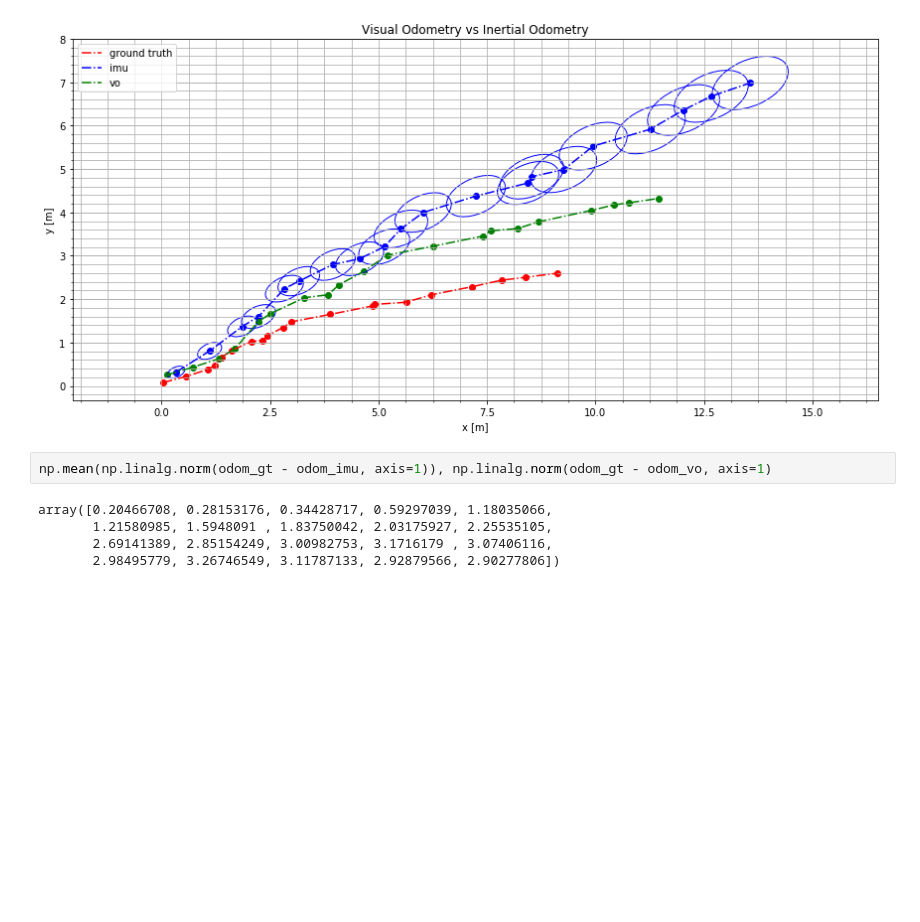
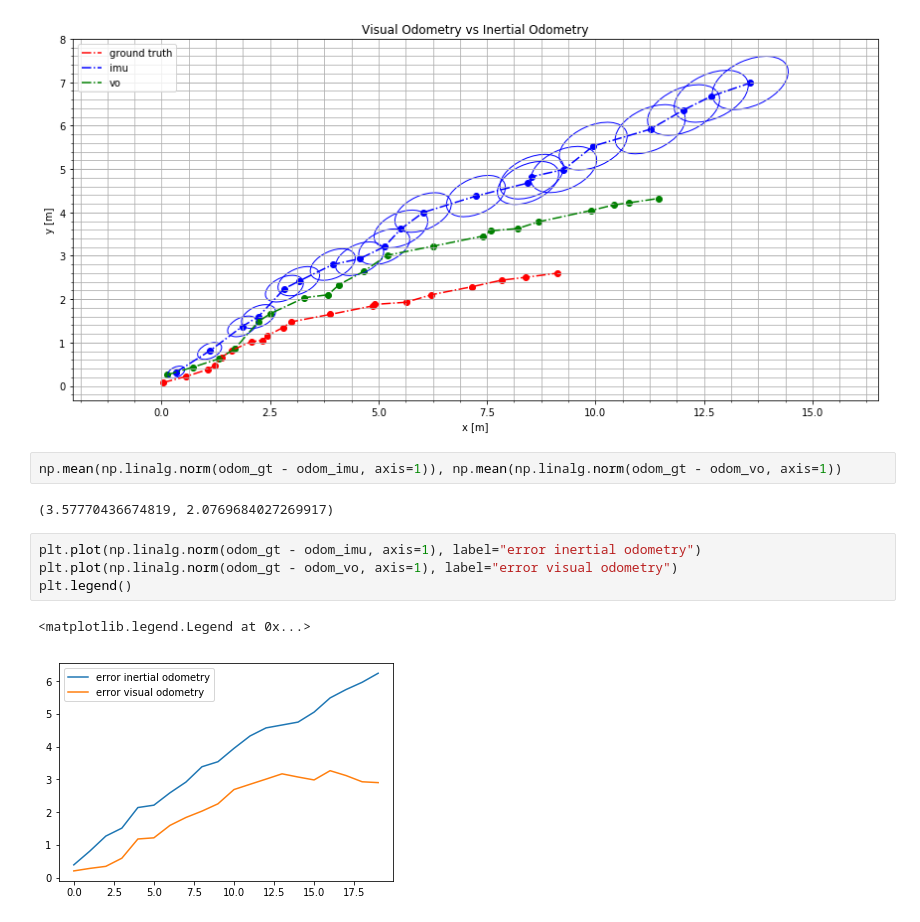
Before and after one commit to eroniki/scale_estimation, a Jupyter notebook: scale_estimation.ipynb, the cells around one changed output. Cells and saved outputs as stored; diff of their text form; blank space fills up the shorter version.

Commit message:
plot errors

```diff
--- a/scale_estimation.ipynb
+++ b/scale_estimation.ipynb
@@ -178,9 +171,13 @@ plt.savefig(fname="figures/odom")
 # %% [output]
 [figure]
 # %%
-np.mean(np.linalg.norm(odom_gt - odom_imu, axis=1)), np.linalg.norm(odom_gt - odom_vo, axis=1)
+np.mean(np.linalg.norm(odom_gt - odom_imu, axis=1)), np.mean(np.linalg.norm(odom_gt - odom_vo, axis=1))
 # %% [output]
-array([0.20466708, 0.28153176, 0.34428717, 0.59297039, 1.18035066,
-       1.21580985, 1.5948091 , 1.83750042, 2.03175927, 2.25535105,
-       2.69141389, 2.85154249, 3.00982753, 3.1716179 , 3.07406116,
-       2.98495779, 3.26746549, 3.11787133, 2.92879566, 2.90277806])
+(3.57770436674819, 2.0769684027269917)
+# %%
+plt.plot(np.linalg.norm(odom_gt - odom_imu, axis=1), label="error inertial odometry")
+plt.plot(np.linalg.norm(odom_gt - odom_vo, axis=1), label="error visual odometry")
+plt.legend()
+# %% [output]
+<matplotlib.legend.Legend at 0x...>
+[figure, added]
```
Also changed, not shown: parts of 1 cell of this notebook.
